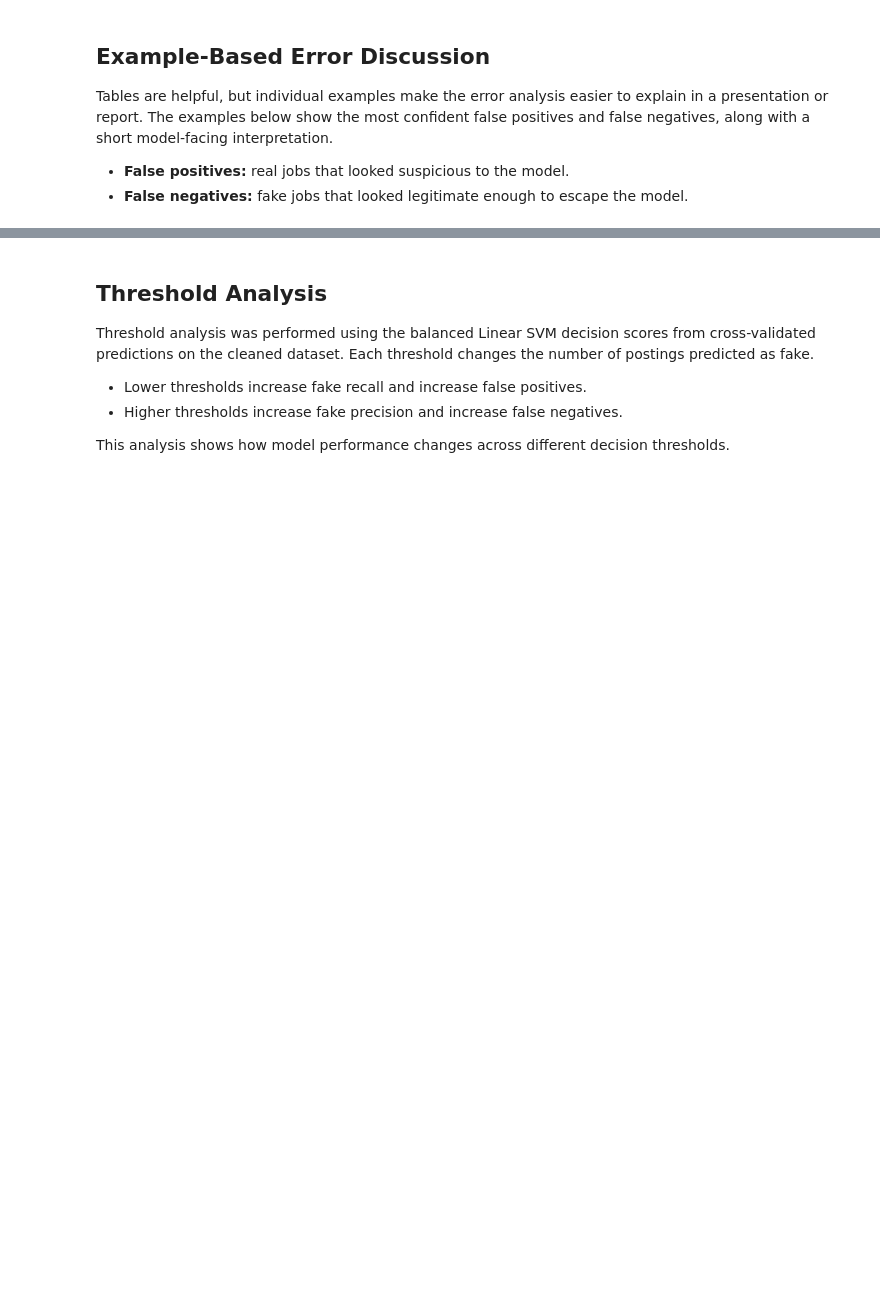
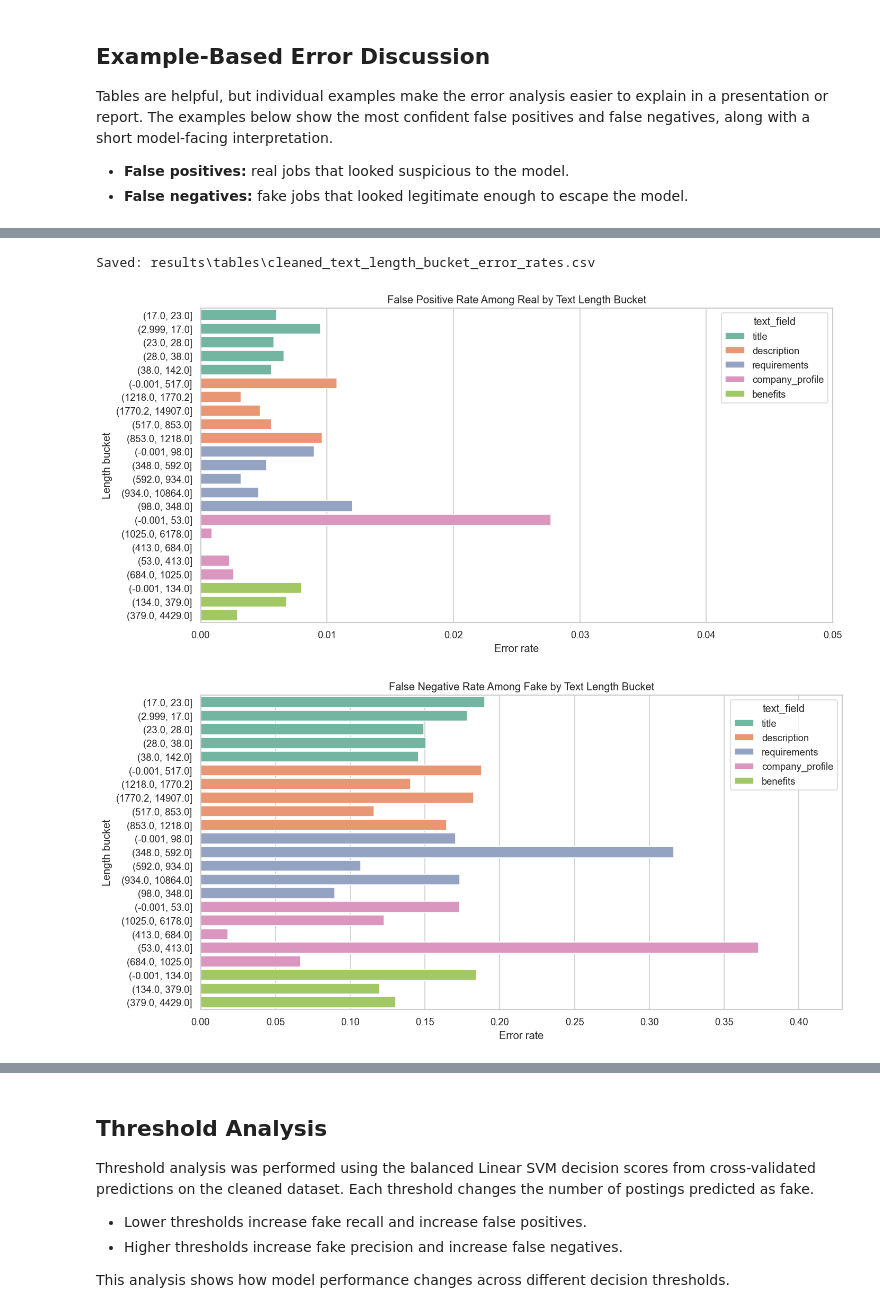
Before and after one commit to PatrickRay88/fake-job-postings-imbalance-research, a Jupyter notebook: job_postings_eda_model_comparison.ipynb, the cells around one changed output, grey strips where cells are left out. Cells and saved outputs as stored; diff of their text form; code cells hidden in the pictures; blank space fills up the shorter version.

```diff
--- a/job_postings_eda_model_comparison.ipynb
+++ b/job_postings_eda_model_comparison.ipynb
@@ -1256,0 +1331,50 @@ Saved: results\tables\cleaned_error_examples_for_discussion.csv
+# %%
+# Error rates by text length buckets
+length_fields = ['title', 'description', 'requirements', 'company_profile', 'benefits']
+length_bucket_rows = []
+
+for field in length_fields:
+    length_col = f'{field}_chars_for_analysis'
+    if length_col not in error_df.columns:
+        continue
+
+    non_missing_lengths = error_df[length_col].fillna(0)
+    try:
+        buckets = pd.qcut(non_missing_lengths, q=5, duplicates='drop')
+    except ValueError:
+        continue
+
+    temp = error_df.copy()
+    temp['length_bucket'] = buckets.astype(str)
+
+    for bucket, subset in temp.groupby('length_bucket', observed=False):
+        real_subset = subset[subset['actual'].eq(0)]
+        fake_subset = subset[subset['actual'].eq(1)]
+        false_positive_count = int((real_subset['predicted'].eq(1)).sum())
+        false_negative_count = int((fake_subset['predicted'].eq(0)).sum())
+        length_bucket_rows.append({
+            'text_field': field,
+            'length_bucket': bucket,
+            'row_count': int(len(subset)),
+            'real_count': int(len(real_subset)),
+            'fake_count': int(len(fake_subset)),
+            'false_positive_count': false_positive_count,
+            'false_positive_rate_among_real': false_positive_count / len(real_subset) if len(real_subset) else np.nan,
+            'false_negative_count': false_negative_count,
+            'false_negative_rate_among_fake': false_negative_count / len(fake_subset) if len(fake_subset) else np.nan,
+        })
+
+length_bucket_error_rates = pd.DataFrame(length_bucket_rows).round(4)
+display_and_save_table(length_bucket_error_rates, 'cleaned_text_length_bucket_error_rates', index=False)
+
+for metric in ['false_positive_rate_among_real', 'false_negative_rate_among_fake']:
+    plot_data = length_bucket_error_rates.copy()
+    plt.figure(figsize=(12, 6))
+    sns.barplot(data=plot_data, x=metric, y='length_bucket', hue='text_field')
+    plt.title(metric.replace('_', ' ').title() + ' by Text Length Bucket')
+    plt.xlabel('Error rate')
+    plt.ylabel('Length bucket')
+    plt.xlim(0, max(0.05, plot_data[metric].max(skipna=True) * 1.15))
+    savefig(f'cleaned_text_length_bucket_{metric}')
+    plt.show()
+# %% [output]
@@ -1256,0 +1398,3 @@ Saved: results\tables\cleaned_error_examples_for_discussion.csv
+Saved: results\tables\cleaned_text_length_bucket_error_rates.csv
+[figure, added]
+[figure, added]
```
Also changed, not shown: parts of 8 cells of this notebook, 13 other files.
